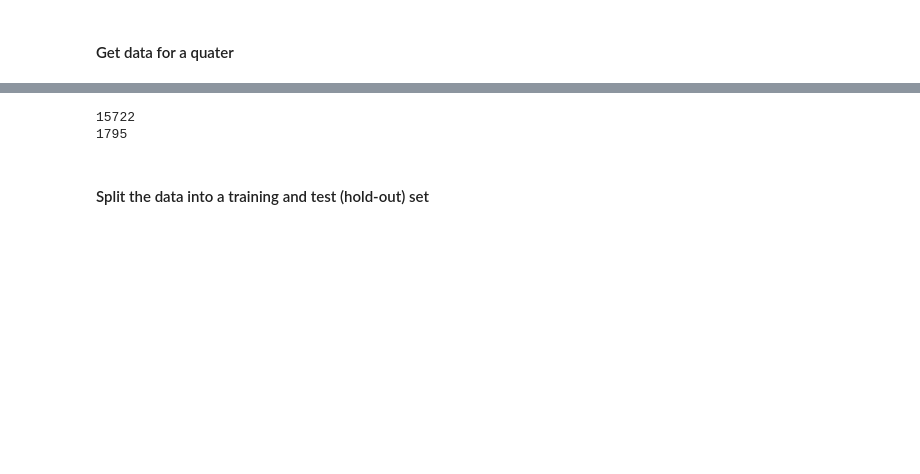
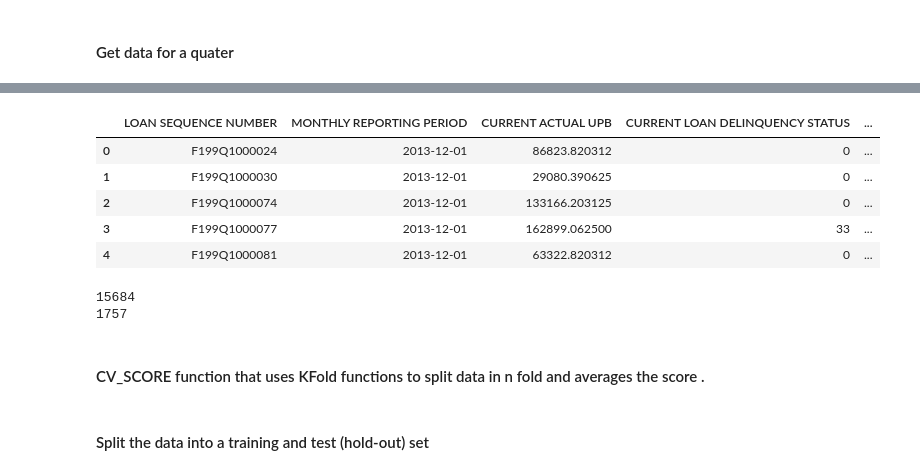
Before and after one commit to sha2403Git/Capstone, a Jupyter notebook: LogisticModel.ipynb, the cells around one changed output, grey strips where cells are left out. Cells and saved outputs as stored; diff of their text form; code cells hidden in the pictures; blank space fills up the shorter version.

```diff
--- a/LogisticModel.ipynb
+++ b/LogisticModel.ipynb
@@ -46,10 +61,23 @@ df1=df1.groupby('LOAN SEQUENCE NUMBER').max()
+# %%
+df1=df1.reset_index()
+# %%
+df1.head()
+# %% [output]
+|  | LOAN SEQUENCE NUMBER | MONTHLY REPORTING PERIOD | CURRENT ACTUAL UPB | CURRENT LOAN DELINQUENCY STATUS | ... |
+| 0 | F199Q1000024 | 2013-12-01 | 86823.820312 | 0 | ... |
+| 1 | F199Q1000030 | 2013-12-01 | 29080.390625 | 0 | ... |
+| 2 | F199Q1000074 | 2013-12-01 | 133166.203125 | 0 | ... |
+| 3 | F199Q1000077 | 2013-12-01 | 162899.062500 | 33 | ... |
+| 4 | F199Q1000081 | 2013-12-01 | 63322.820312 | 0 | ... |
 # %%
 print(len(df1))
-dtest=df1[df1["PERFORMING"]==1]
+dtest=df1[df1["Non-PERFORMING"]=='Y']
 print (len(dtest))
 # %% [output]
-15722
-1795
+15684
+1757
+# %% [markdown]
+#### CV_SCORE function that uses KFold functions to split data in n fold and averages the score .
 # %%
 from sklearn.cross_validation import KFold
 from sklearn.metrics import accuracy_score
```
Also changed, not shown: parts of 20 cells of this notebook.
